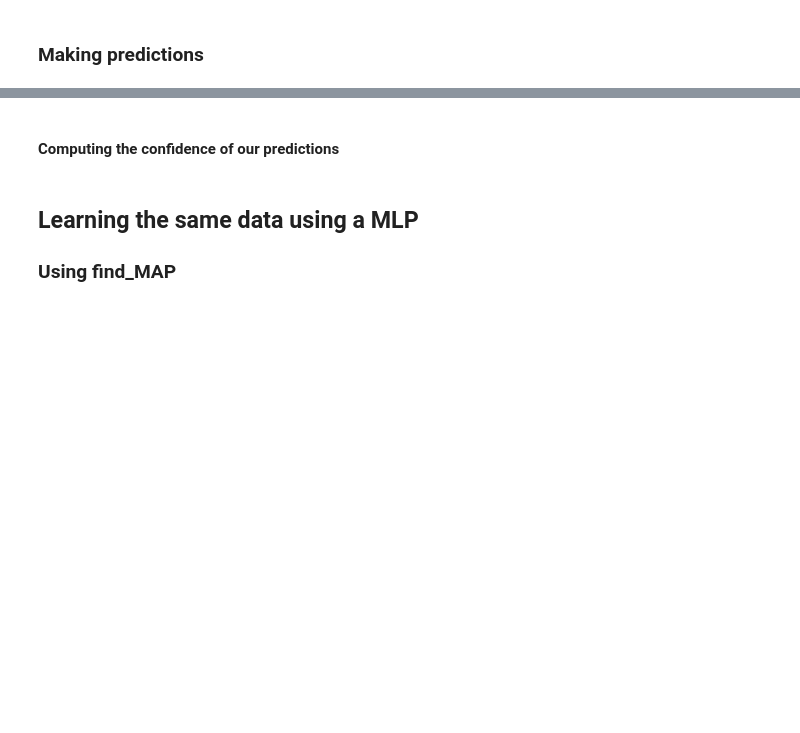
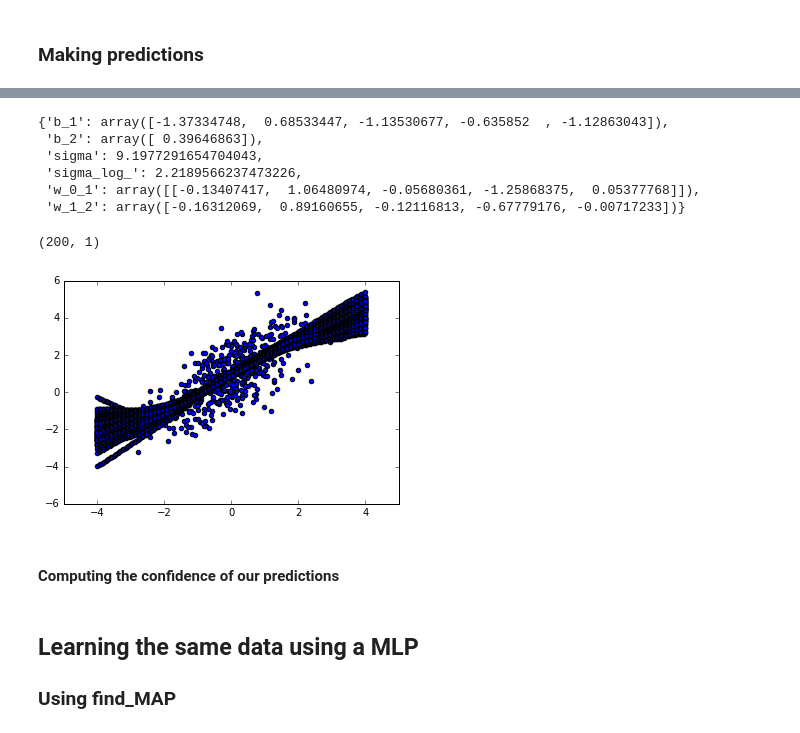
Before and after one commit to davidbp/connectionist, a Jupyter notebook: bayesianNNet/bayesian_regression_mlp.ipynb, the cells around one changed output, grey strips where cells are left out. Saved outputs shown, nothing was run; the diff lists cells and outputs as text; code cells hidden in the pictures; blank space fills up the shorter version.

```diff
--- a/bayesianNNet/bayesian_regression_mlp.ipynb
+++ b/bayesianNNet/bayesian_regression_mlp.ipynb
@@ -445,9 +458,26 @@ plt.scatter(x1_grid,
 # %%
-model_prediction(batch)
+sym_input = T.matrix("sym_input")
 
-    sym_input = T.matrix("sym_input")
+def model_prediction(X, w1, b1, w2, b2):
+
     # Expected value of outcome
-    act_1 = T.nnet.relu(T.dot(sym_input, w1) + b1)
+    act_1 = T.nnet.relu(T.dot(X, w1) + b1)
     act_out = T.dot(act_1, w2) + b2
 
-    return act_out
+    return act_out.eval()
+# %%
+trace[0]
+# %% [output]
+{'b_1': array([-1.37334748,  0.68533447, -1.13530677, -0.635852  , -1.12863043]),
+ 'b_2': array([ 0.39646863]),
+ 'sigma': 9.1977291654704043,
+ 'sigma_log_': 2.2189566237473226,
+ 'w_0_1': array([[-0.13407417,  1.06480974, -0.05680361, -1.25868375,  0.05377768]]),
+ 'w_1_2': array([-0.16312069,  0.89160655, -0.12116813, -0.67779176, -0.00717233])}
+# %%
+x1_grid = np.linspace(-4, 4, 200)
+x1_grid = x1_grid.reshape((len(x1_grid),1))
+
+x1_grid.shape
+# %% [output]
+(200, 1)
@@ -454,20 +491,23 @@ model_prediction(batch)
 # %%
 %matplotlib inline
 
 ## plot data
 plt.scatter(X, Y)
 
-# crate grid for the predictions
-x1_grid = np.linspace(-4, 4, 200)
 
 num_models = len(trace)
 
 for i in range(num_models):
     prediction = model_prediction(x1_grid,
-                                  trace["alpha"][i],
-                                  trace["beta"][i])
+                     trace["w_0_1"][i],
+                     trace["b_1"][i],
+                     trace["w_1_2"][i],
+                     trace["b_2"][i])
 
+    #import pdb;pdb.set_trace()
     plt.scatter(x1_grid, prediction)
+# %% [output]
+[figure, added]
 # %% [markdown]
 #### Computing the confidence of our predictions
 # %% [markdown]
```
Also changed, not shown: parts of 15 cells of this notebook, 7 other files.
